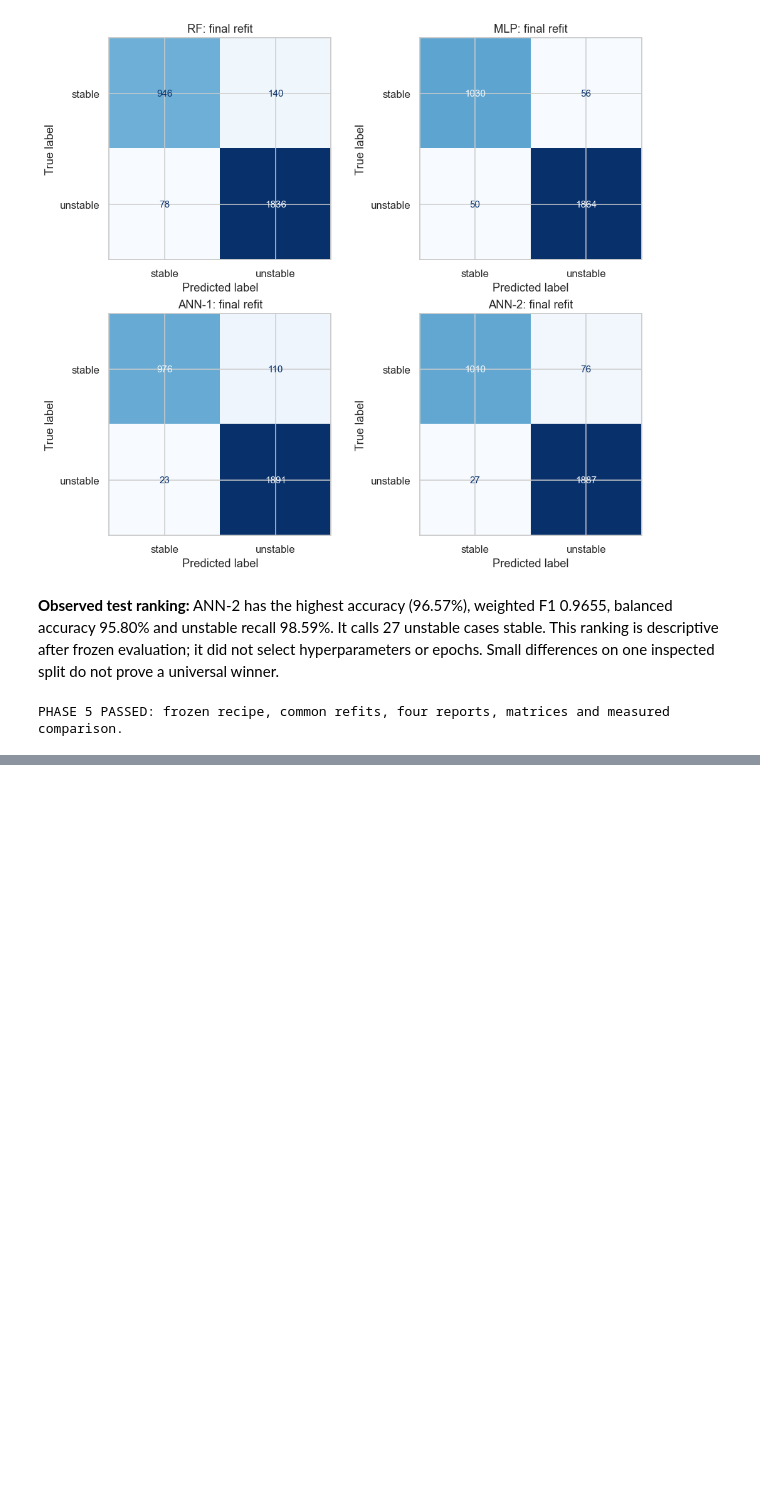
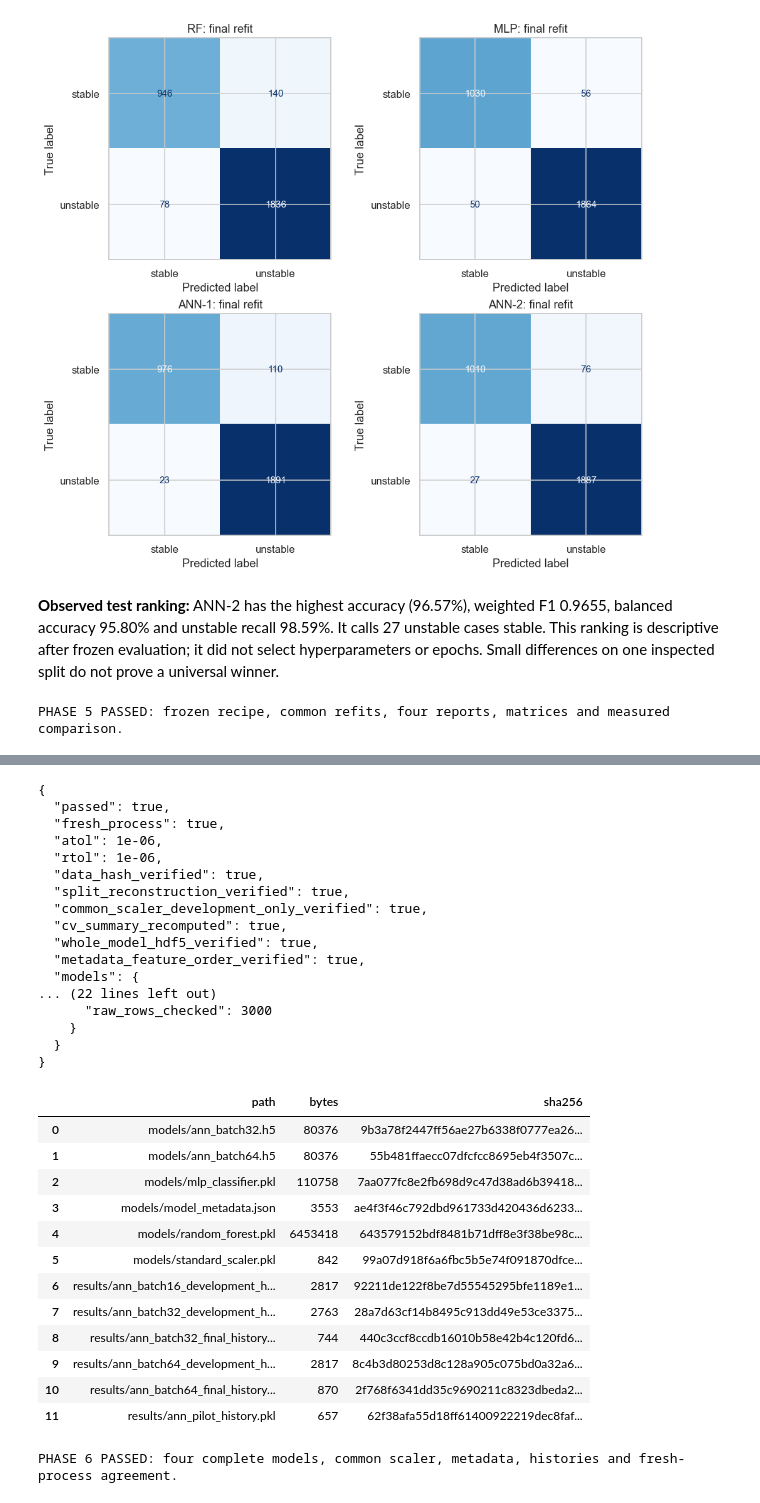
Before and after one commit to henryhoang207/COS40007-Porfollio-Task, a Jupyter notebook: portfolio_task3/Portfolio_Assessment_3_HoangHuuHoan.ipynb, the cells around one changed output, grey strips where cells are left out. Drawn from its saved outputs; the diff is of its cells as text; code cells hidden in the pictures; blank space fills up the shorter version.

Commit message:
Save trained models and verify independent reload predictions

```diff
--- a/portfolio_task3/Portfolio_Assessment_3_HoangHuuHoan.ipynb
+++ b/portfolio_task3/Portfolio_Assessment_3_HoangHuuHoan.ipynb
@@ -712,0 +723,44 @@ PHASE 5 PASSED: frozen recipe, common refits, four reports, matrices and measure
+# %%
+import joblib
+for name,filename in [('RF','random_forest.pkl'),('MLP','mlp_classifier.pkl')]:
+    joblib.dump(final_traditional[name],ROOT / 'models' / filename,compress=3)
+joblib.dump(common_scaler,ROOT / 'models/standard_scaler.pkl',compress=3)
+for name,batch in [('ANN-1',32),('ANN-2',64)]:
+    final_anns[name].save(ROOT / f'models/ann_batch{batch}.h5')
+metadata={
+    'ordered_features':FEATURES,'class_map':CLASS_MAP,
+    'class_probability_order':['stable','unstable'],
+    'decision_rule':'argmax of class probabilities; ties resolve to first class',
+    'data_sha256':data_hash,'frozen_configuration_sha256':frozen_digest,
+    'seeds':{'split_and_model':SEED,'internal_validation':VALIDATION_SEED},
+    'versions':VERSIONS,'platform':platform.platform(),'cpu_threads':2,
+    'common_scaler':'standard_scaler.pkl','common_scaler_fit_rows':7000,
+    'traditional_serialization':'joblib compressed pickle; load with joblib.load',
+    'ann_serialization':'whole-model legacy HDF5; load with keras.models.load_model',
+    'model_files':{'RF':'random_forest.pkl','MLP':'mlp_classifier.pkl',
+                   'ANN-1':'ann_batch32.h5','ANN-2':'ann_batch64.h5'},
+    'ann_saved_models':'fresh final refits, not development trial weights',
+    'ann_core_settings':frozen['ann'],'ann_architecture':frozen['ann_architecture'],
+    'ann_optimizer':'Adam','ann_initial_learning_rate':.001,'ann_final_callbacks':[],
+    'traditional_settings':frozen['traditional'],
+    'probability_reload_tolerance':{'atol':1e-6,'rtol':1e-6},
+    'test_is_previously_inspected_benchmark':True,
+}
+save_json(ROOT / 'models/model_metadata.json',metadata)
+audit=subprocess.run([sys.executable,str(ROOT / 'verify_artifacts.py')],cwd=ROOT,
+                     capture_output=True,text=True,encoding='utf-8')
+print(audit.stdout)
+if audit.returncode:
+    print(audit.stderr)
+assert audit.returncode==0,'Independent artifact audit failed'
+verification=json.loads((ROOT / 'results/artifact_verification.json').read_text())
+assert verification['passed'] and verification['fresh_process']
+manifest=[]
+for path in sorted(list((ROOT/'models').glob('*'))+list((ROOT/'results').glob('*.pkl'))):
+    assert path.stat().st_size<100_000_000,'Artifact needs a large-file workflow'
+    manifest.append({'path':path.relative_to(ROOT).as_posix(),'bytes':path.stat().st_size,
+                     'sha256':hashlib.sha256(path.read_bytes()).hexdigest()})
+save_json(ROOT / 'results/model_artifact_manifest.json',manifest)
+show_table(pd.DataFrame(manifest))
+print('PHASE 6 PASSED: four complete models, common scaler, metadata, histories and fresh-process agreement.')
+# %% [output]
@@ -712,0 +769,31 @@ PHASE 5 PASSED: frozen recipe, common refits, four reports, matrices and measure
+{
+  "passed": true,
+  "fresh_process": true,
+  "atol": 1e-06,
+  "rtol": 1e-06,
+  "data_hash_verified": true,
+  "split_reconstruction_verified": true,
+  "common_scaler_development_only_verified": true,
+  "cv_summary_recomputed": true,
+  "whole_model_hdf5_verified": true,
+  "metadata_feature_order_verified": true,
+  "models": {
+... (22 lines left out)
+      "raw_rows_checked": 3000
+    }
+  }
+}
+|  | path | bytes | sha256 |
+| 0 | models/ann_batch32.h5 | 80376 | 9b3a78f2447ff56ae27b6338f0777ea26... |
+| 1 | models/ann_batch64.h5 | 80376 | 55b481ffaecc07dfcfcc8695eb4f3507c... |
+| 2 | models/mlp_classifier.pkl | 110758 | 7aa077fc8e2fb698d9c47d38ad6b39418... |
+| 3 | models/model_metadata.json | 3553 | ae4f3f46c792dbd961733d420436d6233... |
+| 4 | models/random_forest.pkl | 6453418 | 643579152bdf8481b71dff8e3f38be98c... |
+| 5 | models/standard_scaler.pkl | 842 | 99a07d918f6a6fbc5b5e74f091870dfce... |
+| 6 | results/ann_batch16_development_h... | 2817 | 92211de122f8be7d55545295bfe1189e1... |
+| 7 | results/ann_batch32_development_h... | 2763 | 28a7d63cf14b8495c913dd49e53ce3375... |
+| 8 | results/ann_batch32_final_history... | 744 | 440c3ccf8ccdb16010b58e42b4c120fd6... |
+| 9 | results/ann_batch64_development_h... | 2817 | 8c4b3d80253d8c128a905c075bd0a32a6... |
+| 10 | results/ann_batch64_final_history... | 870 | 2f768f6341dd35c9690211c8323dbeda2... |
+| 11 | results/ann_pilot_history.pkl | 657 | 62f38afa55d18ff61400922219dec8faf... |
+PHASE 6 PASSED: four complete models, common scaler, metadata, histories and fresh-process agreement.
```
Also changed, not shown: parts of 2 cells of this notebook, 10 other files.
